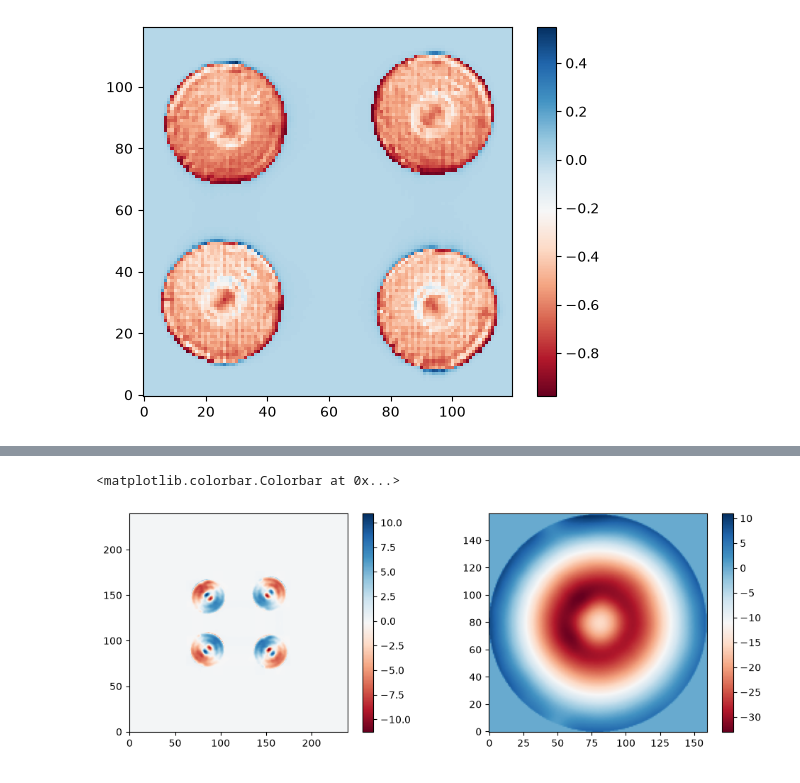
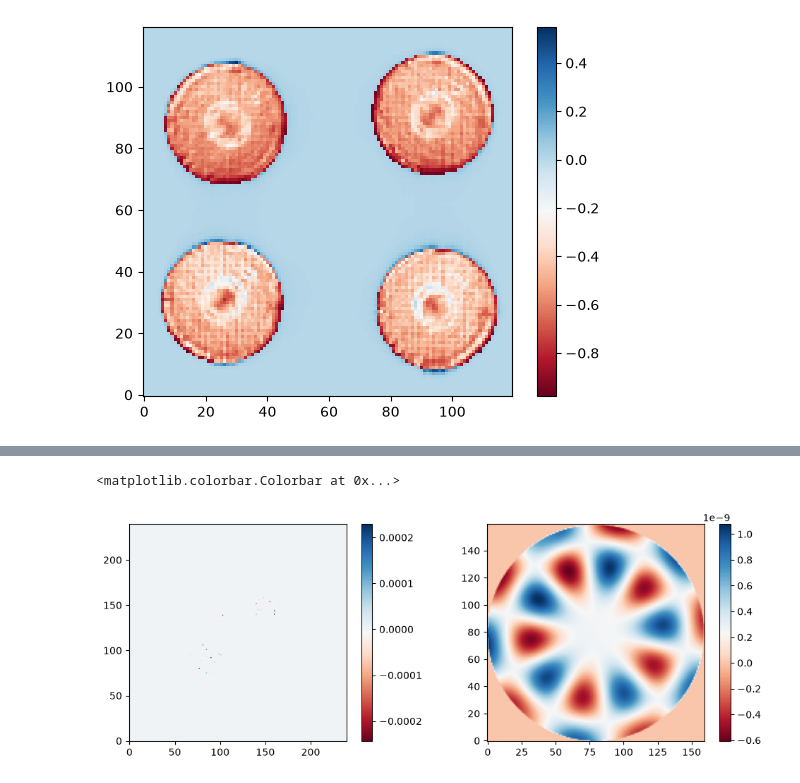
Before and after one commit to Menessao/SPECULA, a Jupyter notebook: config/EKARUS/ekarusSynIM.ipynb, the cells around one changed output, grey strips where cells are left out. Cells and saved outputs as stored; diff of their text form; code cells hidden in the pictures.

```diff
--- a/config/EKARUS/ekarusSynIM.ipynb
+++ b/config/EKARUS/ekarusSynIM.ipynb
@@ -183,28 +262,28 @@ plt.plot(np.std(im,axis=0)/np.std(synim,axis=0))
 # %%
 frames = fits.getdata('/raid1/mmenessini/results/EKARUS/calib_frame.fits')
 phases = fits.getdata('/raid1/mmenessini/results/EKARUS/dm_ef.fits')[:,1,:,:]
 
 # mask = np.sum(abs(phases),axis=0)==0
 # print(mask.shape,phases.shape)
 # rmsvec = np.zeros(300)
 # for j in range(300):
 #     phi = phases[j]
 #     rmsvec[j] = np.std(phi[~mask])
 
 # plt.figure()
 # plt.plot(rmsvec)
 
-idx = 4
+idx = 30
 plt.figure(figsize=(12,4))
 plt.subplot(1,2,1)
 plt.imshow(frames[1+idx*2]-frames[0+idx*2],origin='lower',cmap='RdBu')
 plt.colorbar()
 plt.subplot(1,2,2)
 plt.imshow(phases[1+idx*2]-phases[0+idx*2],origin='lower',cmap='RdBu')
 plt.colorbar()
 # %% [output]
 <matplotlib.colorbar.Colorbar at 0x...>
-[figure, old version]
+[figure, new version]
 # %%
 m2c = np.load('/raid1/mmenessini/calibration/EKARUS/m2c/M2C_KL_OOPAO_central_obstruction.npy')
 iffs = fits.getdata('/raid1/mmenessini/calibration/EKARUS/data/reordered_IFs.fits')
```
Also changed, not shown: parts of 9 cells of this notebook, 10 other files.
